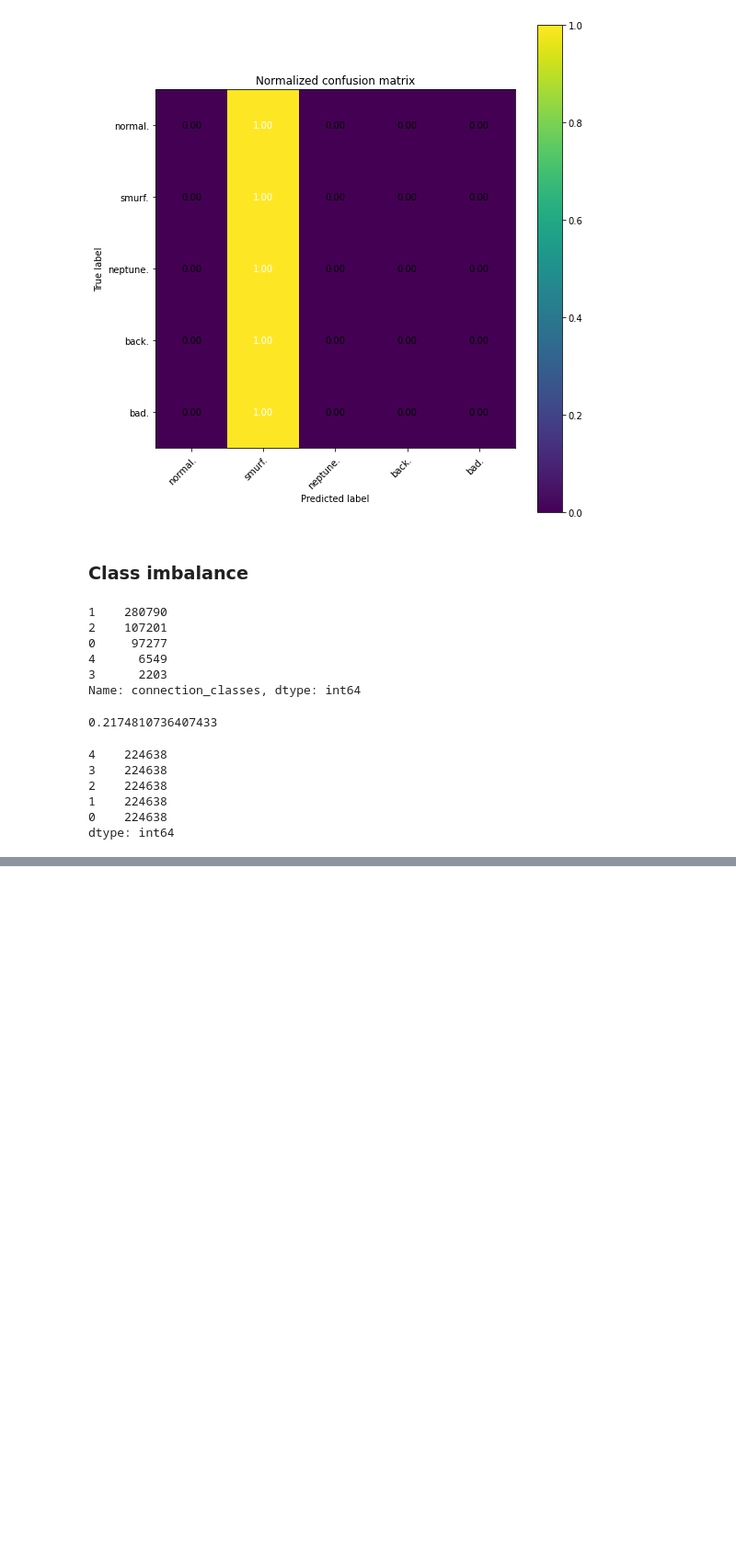
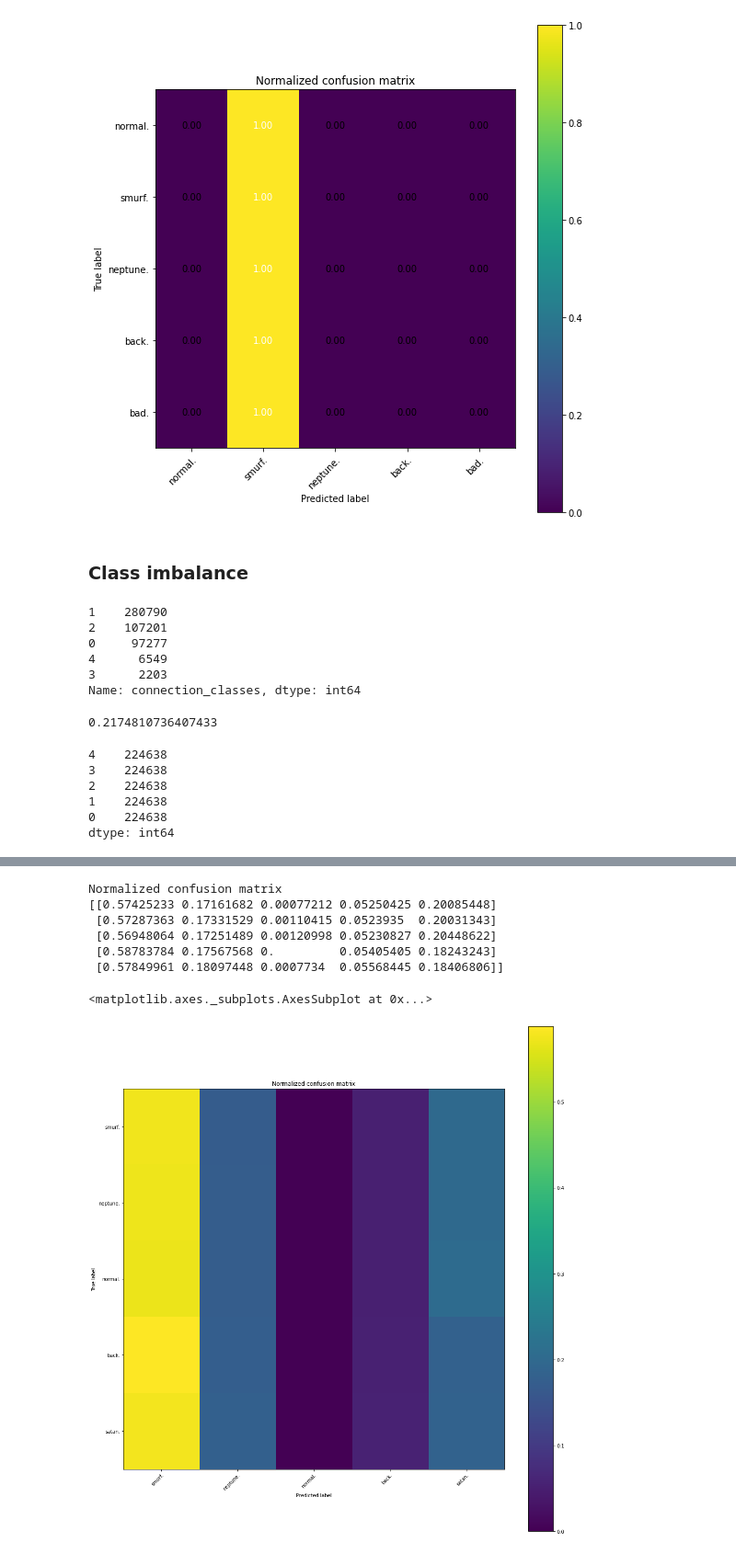
Before and after one commit to mohamed-chamrouk/projet_AIR, a Jupyter notebook: projet_AIR-Regression_Classification.ipynb, the cells around one changed output, grey strips where cells are left out. Shown: that part at 92% size. Drawn from its saved outputs; the diff is of its cells as text; code cells hidden in the pictures; blank space fills up the shorter version.

```diff
--- a/projet_AIR-Regression_Classification.ipynb
+++ b/projet_AIR-Regression_Classification.ipynb
@@ -669,0 +770,10 @@ accuracy_score(y_pred, y_test)
+# %%
+model = RandomForestClassifier(n_estimators=100,
+                      criterion='gini',
+                      max_leaf_nodes=16, # Each tree cannot have more than that
+                      random_state=5, # For reproducibility
+                      n_jobs=-1, # Use all the CPUs
+                      max_features = 'auto' # auto means=sqrt(n_features)
+                      )
+
+model.fit(X_train_balanced, y_train_balanced)
@@ -669,0 +789,15 @@ accuracy_score(y_pred, y_test)
+# %%
+y_pred = model.predict(X_test)
+# %%
+class_names = np.array(['smurf.','neptune.','normal.', 'back.','satan.','ipsweep.','portsweep.', 'warezclient.', 'teardrop.','pod.', 'nmap.', 'guess_passwd.', 'buffer_overflow.', 'warezmaster.', 'land.', 'ftp_write.', 'rootkit.', 'imap.', 'multihop.', 'loadmodule.', 'phf.', 'perl.'])
+# %%
+plot_conf_mat(y_test, y_pred, class_names, text=False, width=15, height=15)
+# %% [output]
+Normalized confusion matrix
+[[0.57425233 0.17161682 0.00077212 0.05250425 0.20085448]
+ [0.57287363 0.17331529 0.00110415 0.0523935  0.20031343]
+ [0.56948064 0.17251489 0.00120998 0.05230827 0.20448622]
+ [0.58783784 0.17567568 0.         0.05405405 0.18243243]
+ [0.57849961 0.18097448 0.0007734  0.05568445 0.18406806]]
+<matplotlib.axes._subplots.AxesSubplot at 0x...>
+[figure, added]
```
Also changed, not shown: parts of 24 cells of this notebook.
